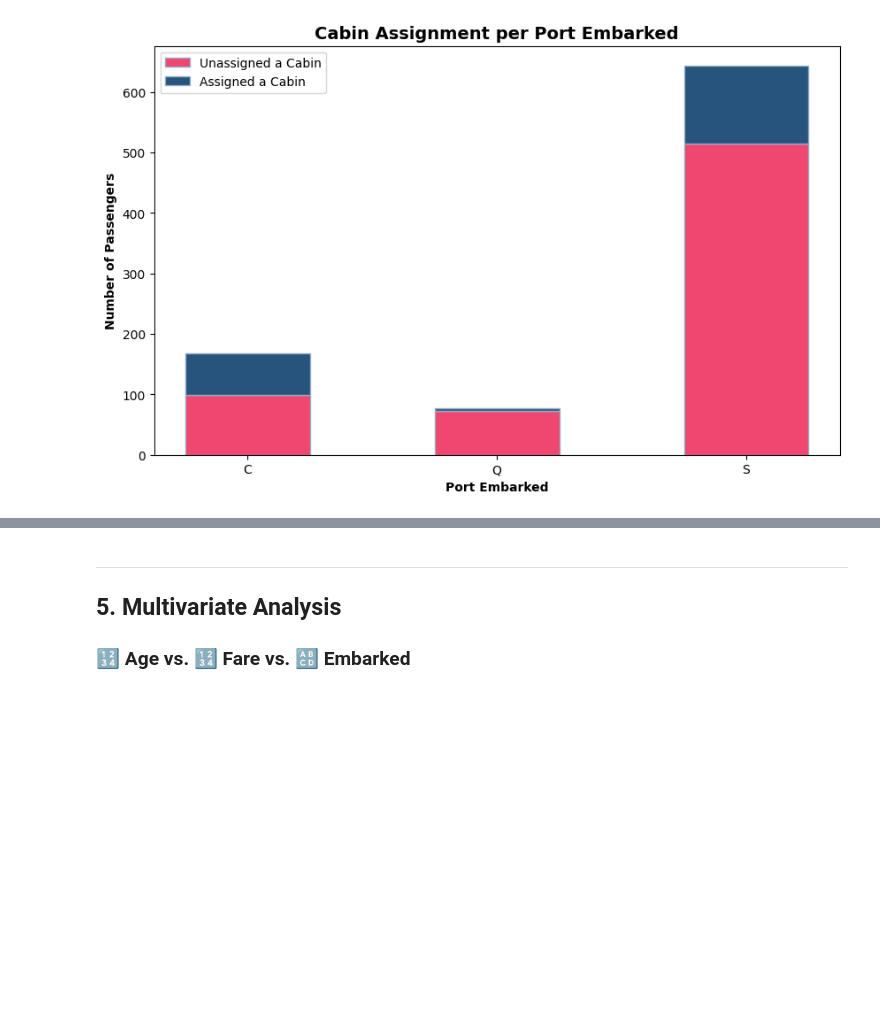
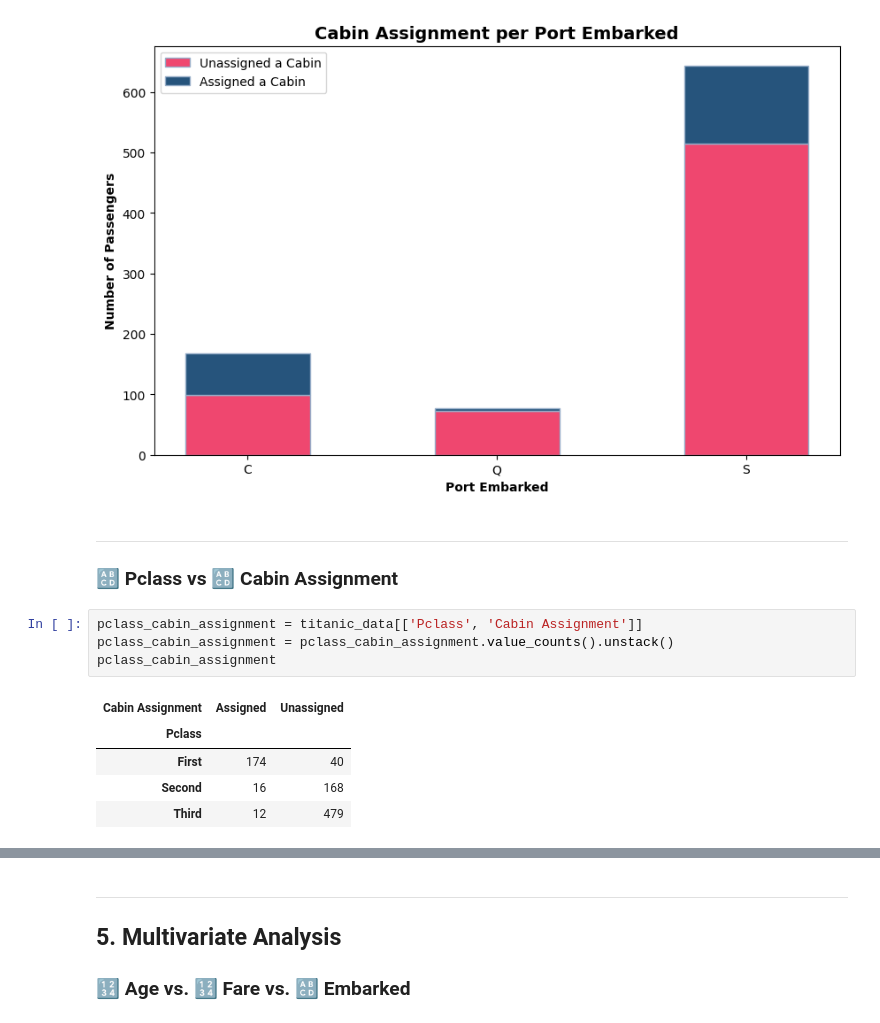
Before and after one commit to grace-sampao/Cyber-Shujaa---Exploratory-Data-Analysis, a Jupyter notebook: notebooks/exploratory_data_analysis.ipynb, the cells around one changed output, grey strips where cells are left out. Drawn from its saved outputs; the diff is of its cells as text; blank space fills up the shorter version.

```diff
--- a/notebooks/exploratory_data_analysis.ipynb
+++ b/notebooks/exploratory_data_analysis.ipynb
@@ -1002,3 +1006,18 @@ ax.legend()
 plt.show()
 # %% [output]
 [figure]
+# %% [markdown]
+
+---
+
+### 🔠 Pclass vs 🔠 Cabin Assignment
+# %%
+pclass_cabin_assignment = titanic_data[['Pclass', 'Cabin Assignment']]
+pclass_cabin_assignment = pclass_cabin_assignment.value_counts().unstack()
+pclass_cabin_assignment
+# %% [output]
+| Cabin Assignment | Assigned | Unassigned |
+| Pclass |  |  |
+| First | 174 | 40 |
+| Second | 16 | 168 |
+| Third | 12 | 479 |
```
Also changed, not shown: parts of 6 cells of this notebook.
